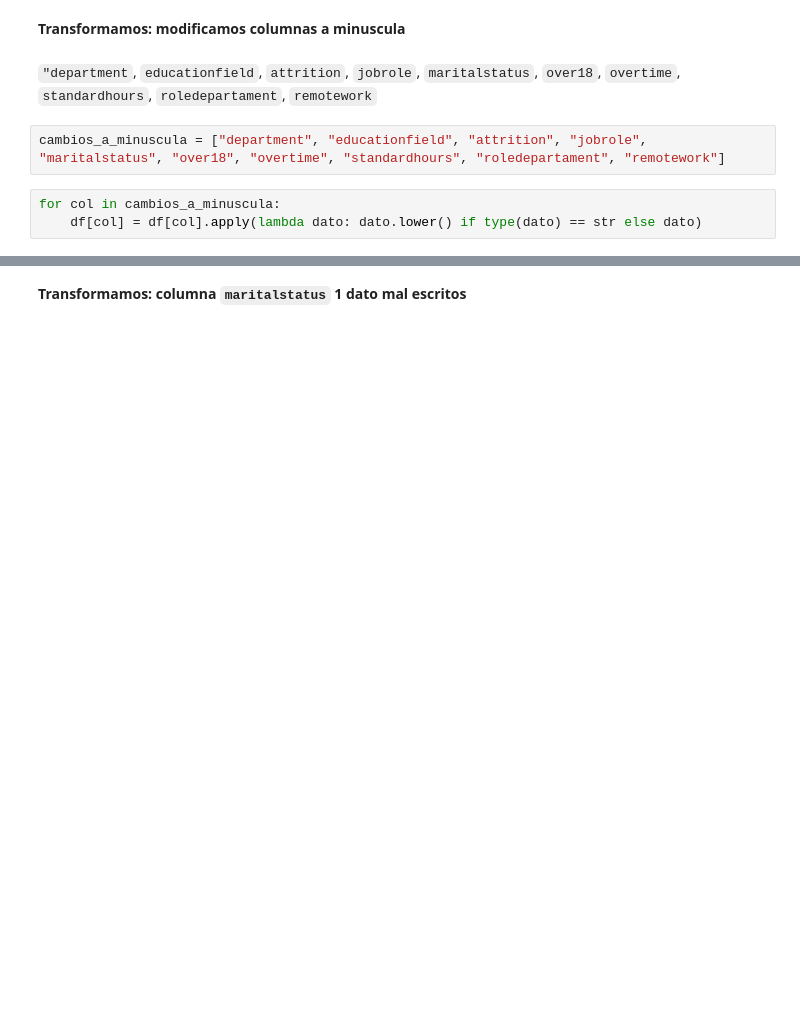
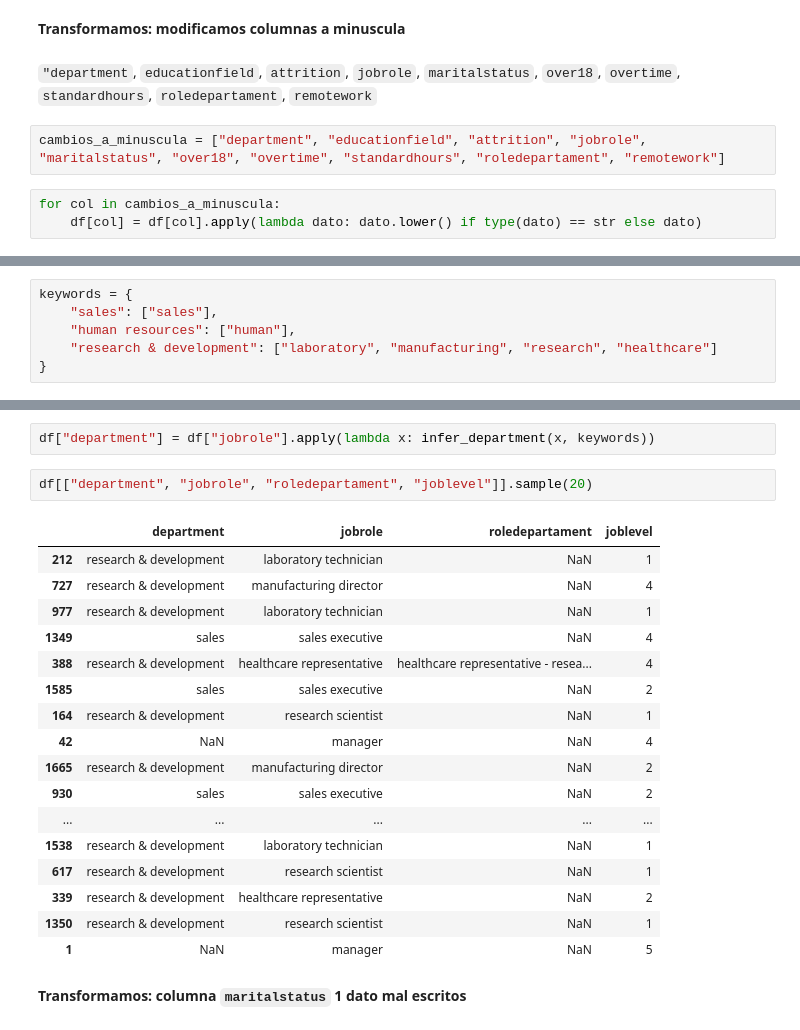
Before and after one commit to omniaunusest/VIZ-analytics-4-employee-data-talent-insights, a Jupyter notebook: Análisis_y_transformación_datos/Transformación_1.0.ipynb, the cells around one changed output, grey strips where cells are left out. Drawn from its saved outputs; the diff is of its cells as text; blank space fills up the shorter version.

```diff
--- a/Análisis_y_transformación_datos/Transformación_1.0.ipynb
+++ b/Análisis_y_transformación_datos/Transformación_1.0.ipynb
@@ -189,0 +198,6 @@ df[["department", "educationfield", "attrition", "jobrole", "maritalstatus", "ov
+# %%
+keywords = {
+    "sales": ["sales"],
+    "human resources": ["human"],
+    "research & development": ["laboratory", "manufacturing", "research", "healthcare"]
+}
@@ -190,2 +215,24 @@ df[["department", "educationfield", "attrition", "jobrole", "maritalstatus", "ov
+# %%
+df["department"] = df["jobrole"].apply(lambda x: infer_department(x, keywords))
+# %%
+df[["department", "jobrole", "roledepartament", "joblevel"]].sample(20)
+# %% [output]
+|  | department | jobrole | roledepartament | joblevel |
+| 212 | research & development | laboratory technician | NaN | 1 |
+| 727 | research & development | manufacturing director | NaN | 4 |
+| 977 | research & development | laboratory technician | NaN | 1 |
+| 1349 | sales | sales executive | NaN | 4 |
+| 388 | research & development | healthcare representative | healthcare representative - resea... | 4 |
+| 1585 | sales | sales executive | NaN | 2 |
+| 164 | research & development | research scientist | NaN | 1 |
+| 42 | NaN | manager | NaN | 4 |
+| 1665 | research & development | manufacturing director | NaN | 2 |
+| 930 | sales | sales executive | NaN | 2 |
+| ... | ... | ... | ... | ... |
+| 1538 | research & development | laboratory technician | NaN | 1 |
+| 617 | research & development | research scientist | NaN | 1 |
+| 339 | research & development | healthcare representative | NaN | 2 |
+| 1350 | research & development | research scientist | NaN | 1 |
+| 1 | NaN | manager | NaN | 5 |
 # %% [markdown]
 **Transformamos: columna `maritalstatus` 1 dato mal escritos**
```
Also changed, not shown: parts of 44 cells of this notebook, 2 other files.
